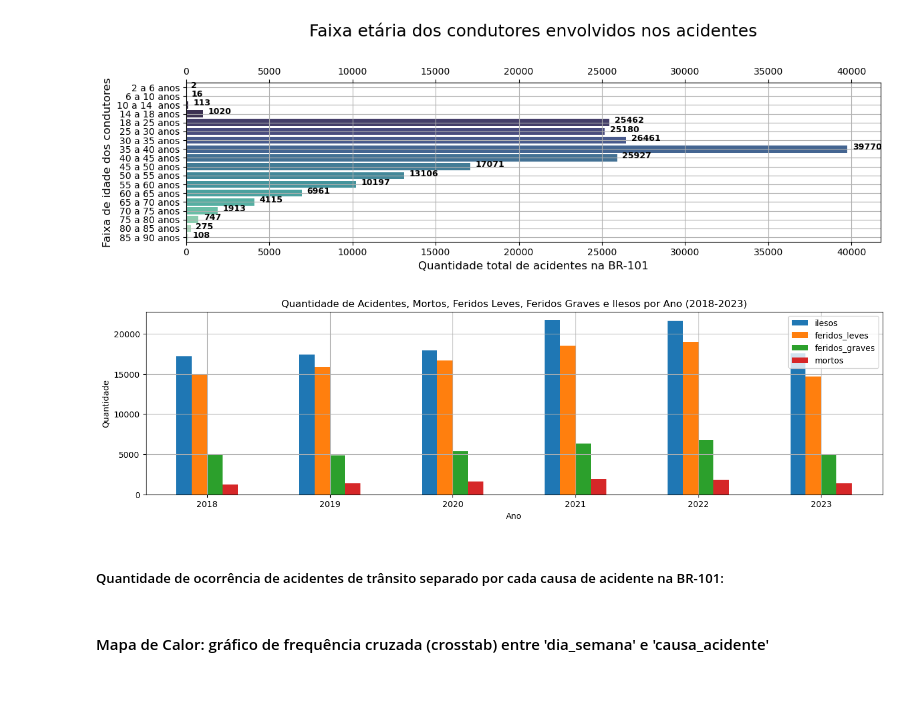
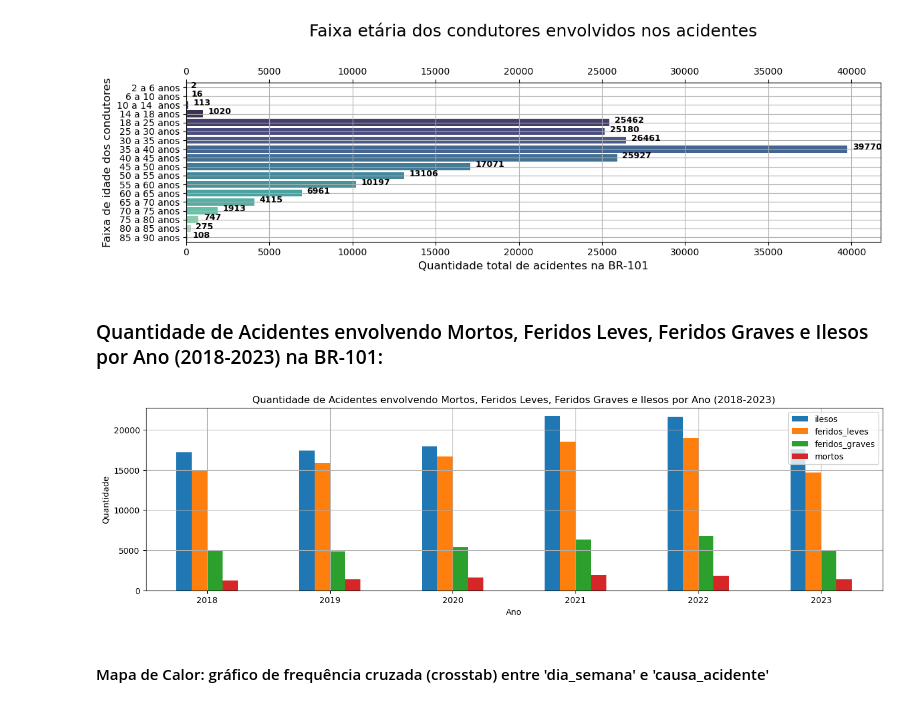
Before and after one commit to filipe19/TCC-DSA-USP-ESALQ, a Jupyter notebook: 001Filtragem_e_AnaliseExploratória.ipynb, the cells around one changed output. Saved outputs shown, nothing was run; the diff lists cells and outputs as text; code cells hidden in the pictures.

```diff
--- a/001Filtragem_e_AnaliseExploratória.ipynb
+++ b/001Filtragem_e_AnaliseExploratória.ipynb
@@ -912,36 +893,32 @@ plt.tight_layout()  # Ajustar layout para evitar cortar partes do gráfico
 plt.show()
 # %% [output]
 [figure]
+# %% [markdown]
+### Quantidade de Acidentes envolvendo Mortos, Feridos Leves, Feridos Graves e Ilesos por Ano (2018-2023) na BR-101:
 # %%
-import pandas as pd
-import matplotlib.pyplot as plt
-
-
 # Convertendo a coluna 'data_inversa' para datetime
 df_copia['data_inversa'] = pd.to_datetime(df_copia['data_inversa'])
 
 # Extraindo o ano da data
 df_copia['ano'] = df_copia['data_inversa'].dt.year
 
 # Filtrando os dados para o período de 2018 a 2023
 df_copia = df_copia[df_copia['ano'].between(2018, 2023)]
 
 # Agrupando os dados por ano e somando as quantidades
 df_agrupado = df_copia.groupby('ano')[['ilesos', 'feridos_leves', 'feridos_graves', 'mortos']].sum()
 
 # Criando o gráfico de barras agrupadas
 df_agrupado.plot(kind='bar', figsize=(16, 4), rot=0)
 
-plt.title('Quantidade de Acidentes, Mortos, Feridos Leves, Feridos Graves e Ilesos por Ano (2018-2023)')
+plt.title('Quantidade de Acidentes envolvendo Mortos, Feridos Leves, Feridos Graves e Ilesos por Ano (2018-2023)')
 plt.xlabel('Ano')
 plt.ylabel('Quantidade')
 plt.xticks(rotation=0)  # Rotacionando os rótulos do eixo x
 plt.grid()
 plt.show()
 # %% [output]
-[figure, old version]
+[figure, new version]
-# %% [markdown]
-##### Quantidade de ocorrência de acidentes de trânsito separado por cada causa de acidente na BR-101:
 # %% [markdown]
 #### Mapa de Calor: gráfico de frequência cruzada (crosstab) entre 'dia_semana' e 'causa_acidente'
 # %%
```
Also changed, not shown: parts of 30 cells of this notebook.
